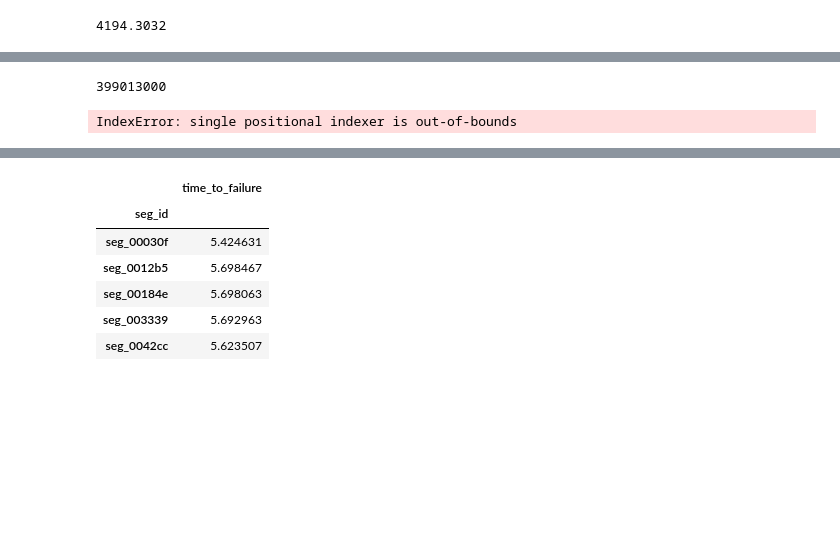
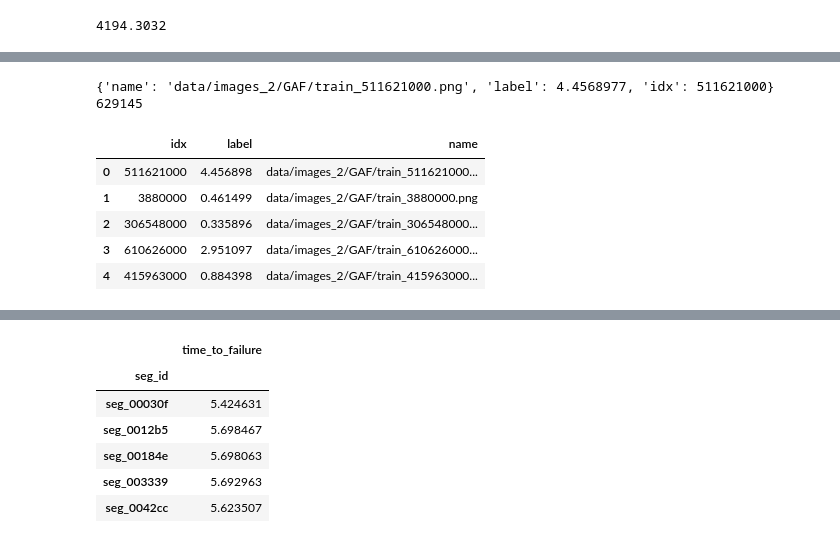
Before and after one commit to takotab/LANL, a Jupyter notebook: cnn_GAF_fastai.ipynb, the cells around one changed output, grey strips where cells are left out. Drawn from its saved outputs; the diff is of its cells as text; code cells hidden in the pictures; blank space fills up the shorter version.

```diff
--- a/cnn_GAF_fastai.ipynb
+++ b/cnn_GAF_fastai.ipynb
@@ -62,17 +54,26 @@ def make_pics(x, step_length=1000, method = 'GAF', cmap='rainbow', path = None,
 make_pics(df.to_numpy(),additions = 'train')
 # %%
 import glob
-lst = []
-for file in tqdm(glob.glob('data/images/GAF/*.png')):
-    idx = int(file.split('/')[-1].split('.')[0])
-    print(idx)
-    assert type(df.iloc[idx,1]) == np.float32, idx
+def make_label_df(df,addition = 'train'):
+    lst = []
+    for file in tqdm(glob.glob('data/images_2/GAF/' + addition +'_*.png')):
+        idx = int(file.split('_')[-1].split('.')[0])
+        assert type(df.iloc[idx,1]) == np.float32, idx
 
-    lst.append({"name":file,'label':np.float32(df.iloc[idx,1])})
+        lst.append({"name":file,'label':np.float32(df.iloc[idx,1]),'idx':int(idx)})
+#         break
+    print(lst[0],len(lst))
+    df= pd.DataFrame().from_dict(lst)
+    df.to_csv('data/labels_df_' + addition + '.csv')
+    return df
+labels_df = make_label_df(df)
 
-print(lst[0],len(lst))
-labels_df = pd.DataFrame().from_dict(lst)
 labels_df.head()
 # %% [output]
-399013000
+{'name': 'data/images_2/GAF/train_511621000.png', 'label': 4.4568977, 'idx': 511621000} 629145
-IndexError: single positional indexer is out-of-bounds
+|  | idx | label | name |
+| 0 | 511621000 | 4.456898 | data/images_2/GAF/train_511621000... |
+| 1 | 3880000 | 0.461499 | data/images_2/GAF/train_3880000.png |
+| 2 | 306548000 | 0.335896 | data/images_2/GAF/train_306548000... |
+| 3 | 610626000 | 2.951097 | data/images_2/GAF/train_610626000... |
+| 4 | 415963000 | 0.884398 | data/images_2/GAF/train_415963000... |
```
Also changed, not shown: parts of 20 cells of this notebook.
